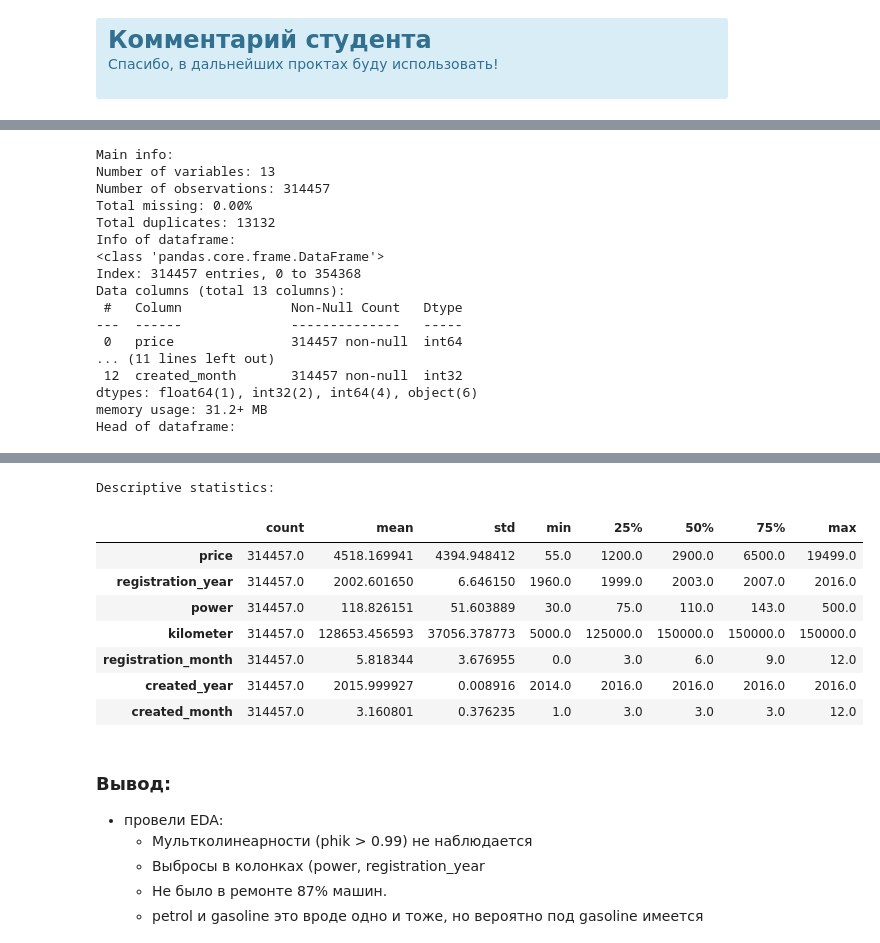
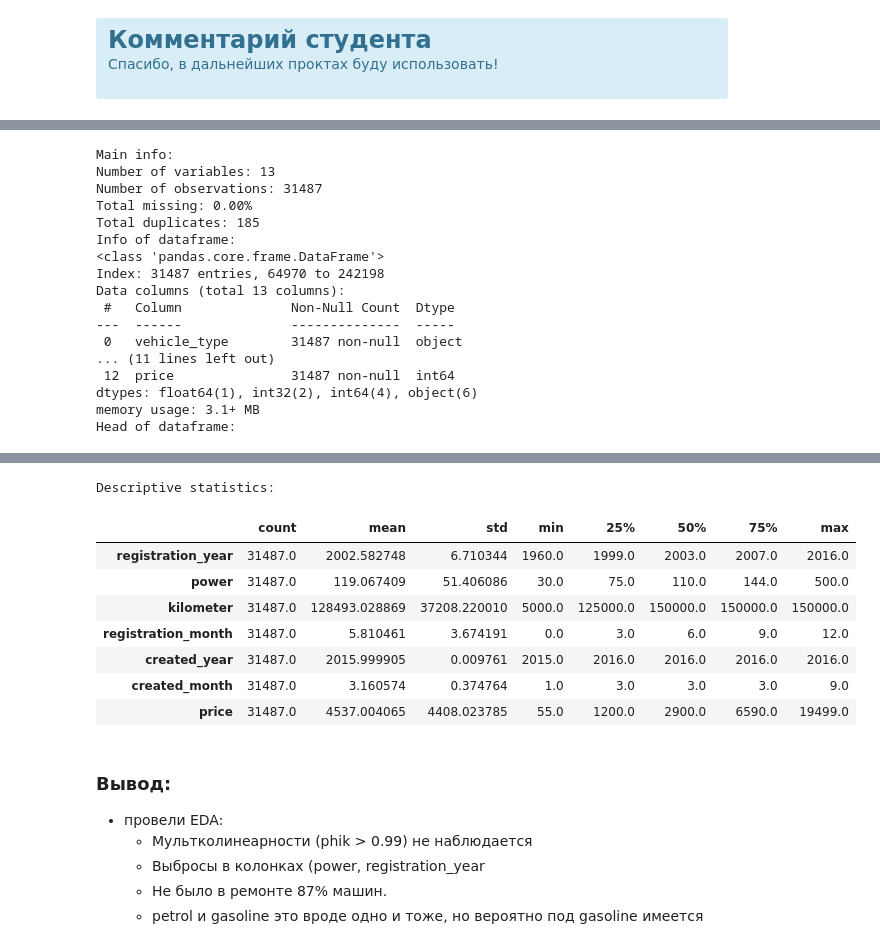
Before and after one commit to olipalol/YP_ml_learning, a Jupyter notebook: numerical_methods_cloud_version.ipynb, the cells around one changed output, grey strips where cells are left out. Cells and saved outputs as stored; diff of their text form; code cells hidden in the pictures.

Commit message:
for review model

```diff
--- a/numerical_methods_cloud_version.ipynb
+++ b/numerical_methods_cloud_version.ipynb
@@ -825,0 +897,42 @@ df_filtred['gearbox'] = df_filtred['gearbox'].fillna(df_filtred
+# %%
+def fill_median(df: pd.DataFrame, group_col: str, column_name: str) -> pd.DataFrame:
+    """
+    Заполняет пропущенные значения в столбце `column_name` медианой в группах по `group_col`.
+    Если в группе отсутствуют данные, то медианой по всему DataFrame.
+
+    Args:
+        df (pd.DataFrame): Исходный DataFrame.
+        group_col (str): Имя столбца для группировки.
+        column_name (str): Имя столбца для заполнения пропущенных значений.
+
+    Returns:
+        pd.DataFrame: DataFrame с заполненными значениями в `column_name`.
+    """
+    # Создание словаря с медианой для каждой группы
+    median_dict = df.groupby(group_col)[column_name].median().to_dict()
+
+    # Общая медиана по всему DataFrame
+    overall_median = df[column_name].median()
+
+    # Функция для применения к каждой строке
+    def fill_median_by_group(row):
+        if pd.isna(row[column_name]):
+            # Получаем медиану для группы, если она есть; иначе используем общую медиану
+            return median_dict.get(row[group_col], overall_median)
+        return row[column_name]
+
+    # Применение функции для заполнения пропусков
+    df[column_name] = df.apply(fill_median_by_group, axis=1)
+    df[column_name] = df[column_name].fillna(overall_median)
+
+    return df
+# %%
+# power пропущенные знаечния заполним медианой внутри модели, а где неизвестно - мдеианой по всем
+df_train = fill_median(df_train, group_col='model', column_name='power')
+print('Осталось пропущенных значений в df_train в колонке power', df_train['power'].isna().sum())
+
+df_test = fill_median(df_test, group_col='model', column_name='power')
+print('Осталось пропущенных значений в df_test в колонке power', df_test['power'].isna().sum())
+
+df_val = fill_median(df_val, group_col='model', column_name='power')
+print('Осталось пропущенных значений в df_val в колонке power', df_val['power'].isna().sum())
@@ -872,20 +989,20 @@ repaired : ['unknown' 'yes' 'no']
 # %%
-df_uni_describe(df_filtred)
+df_uni_describe(df_test)
 # %% [output]
 Main info:
 Number of variables: 13
-Number of observations: 314457
+Number of observations: 31487
 Total missing: 0.00%
-Total duplicates: 13132
+Total duplicates: 185
 Info of dataframe:
 <class 'pandas.core.frame.DataFrame'>
-Index: 314457 entries, 0 to 354368
+Index: 31487 entries, 64970 to 242198
 Data columns (total 13 columns):
- #   Column              Non-Null Count   Dtype
----  ------              --------------   -----
- 0   price               314457 non-null  int64
+ #   Column              Non-Null Count  Dtype
+---  ------              --------------  -----
+ 0   vehicle_type        31487 non-null  object
 ... (11 lines left out)
- 12  created_month       314457 non-null  int32
+ 12  price               31487 non-null  int64
 dtypes: float64(1), int32(2), int64(4), object(6)
-memory usage: 31.2+ MB
+memory usage: 3.1+ MB
 Head of dataframe:
@@ -895,11 +1012,11 @@ Head of dataframe:
 Descriptive statistics:
 |  | count | mean | std | min | 25% | 50% | 75% | max |
-| price | 314457.0 | 4518.169941 | 4394.948412 | 55.0 | 1200.0 | 2900.0 | 6500.0 | 19499.0 |
-| registration_year | 314457.0 | 2002.601650 | 6.646150 | 1960.0 | 1999.0 | 2003.0 | 2007.0 | 2016.0 |
-| power | 314457.0 | 118.826151 | 51.603889 | 30.0 | 75.0 | 110.0 | 143.0 | 500.0 |
-| kilometer | 314457.0 | 128653.456593 | 37056.378773 | 5000.0 | 125000.0 | 150000.0 | 150000.0 | 150000.0 |
-| registration_month | 314457.0 | 5.818344 | 3.676955 | 0.0 | 3.0 | 6.0 | 9.0 | 12.0 |
-| created_year | 314457.0 | 2015.999927 | 0.008916 | 2014.0 | 2016.0 | 2016.0 | 2016.0 | 2016.0 |
-| created_month | 314457.0 | 3.160801 | 0.376235 | 1.0 | 3.0 | 3.0 | 3.0 | 12.0 |
+| registration_year | 31487.0 | 2002.582748 | 6.710344 | 1960.0 | 1999.0 | 2003.0 | 2007.0 | 2016.0 |
+| power | 31487.0 | 119.067409 | 51.406086 | 30.0 | 75.0 | 110.0 | 144.0 | 500.0 |
+| kilometer | 31487.0 | 128493.028869 | 37208.220010 | 5000.0 | 125000.0 | 150000.0 | 150000.0 | 150000.0 |
+| registration_month | 31487.0 | 5.810461 | 3.674191 | 0.0 | 3.0 | 6.0 | 9.0 | 12.0 |
+| created_year | 31487.0 | 2015.999905 | 0.009761 | 2015.0 | 2016.0 | 2016.0 | 2016.0 | 2016.0 |
+| created_month | 31487.0 | 3.160574 | 0.374764 | 1.0 | 3.0 | 3.0 | 3.0 | 9.0 |
+| price | 31487.0 | 4537.004065 | 4408.023785 | 55.0 | 1200.0 | 2900.0 | 6590.0 | 19499.0 |
 # %%
 # убеерм полные дубликаты что у нас повились
```
Also changed, not shown: parts of 64 cells of this notebook, 4 other files.
